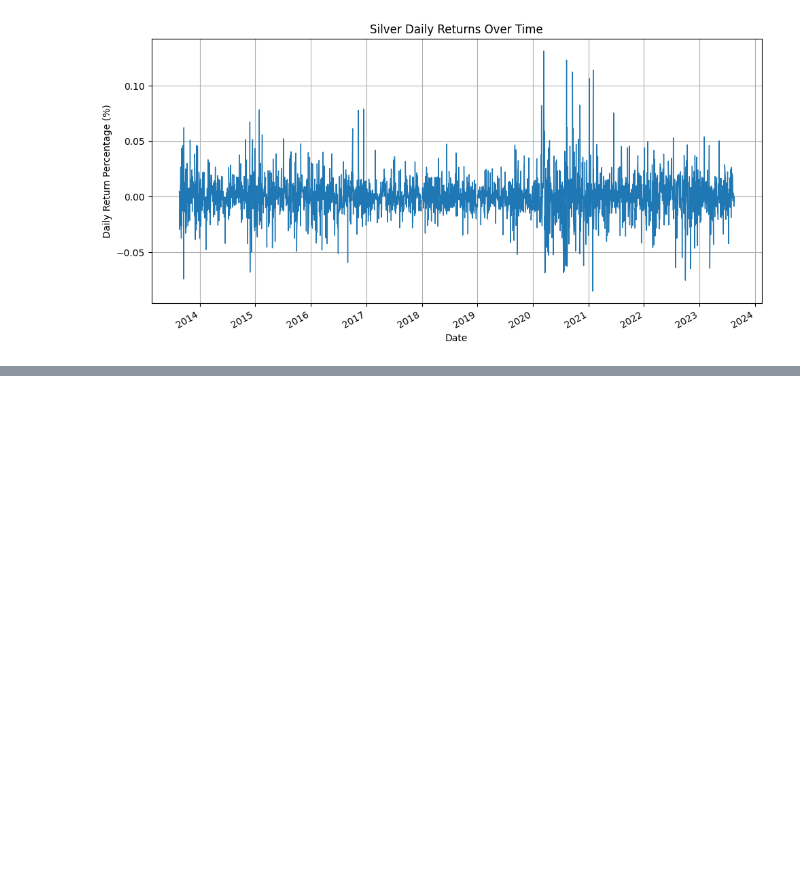
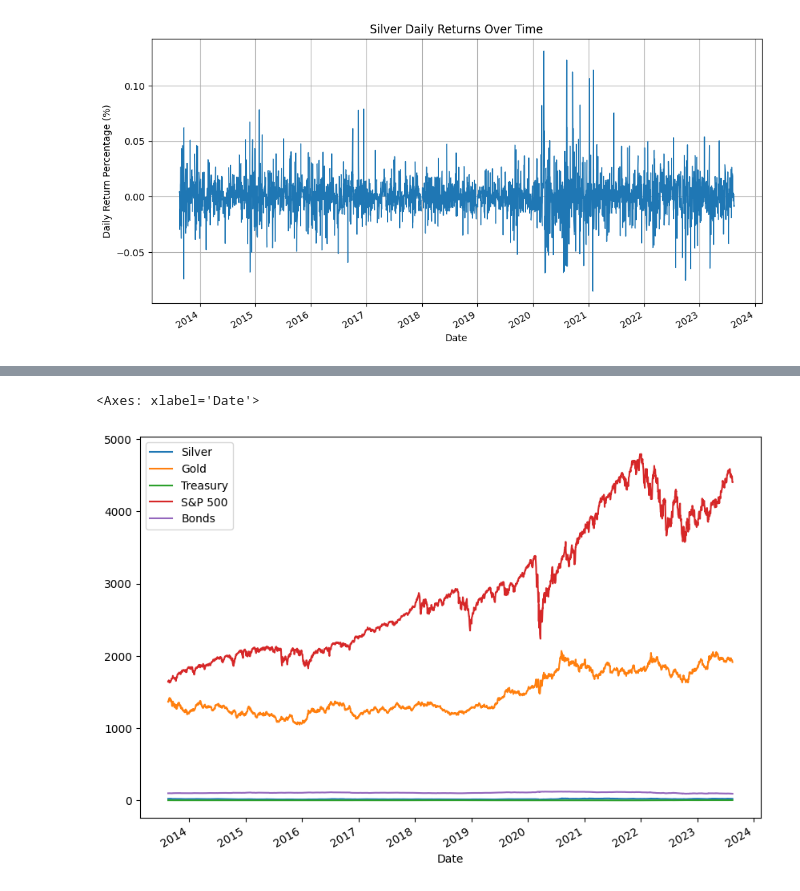
Before and after one commit to syedmehran/gold-prediction, a Jupyter notebook: silver.ipynb, the cells around one changed output, grey strips where cells are left out. Cells and saved outputs as stored; diff of their text form; code cells hidden in the pictures; blank space fills up the shorter version.

```diff
--- a/silver.ipynb
+++ b/silver.ipynb
@@ -197,0 +309,30 @@ plt.tight_layout()
+# %%
+# Creating a Regression Model
+
+# Standardize indexing to date
+treasury_date = treasury.set_index('Date')
+silver_date = silver.set_index('Date')
+gold_date = gold.set_index('Date')
+
+
+combined_close = pd.DataFrame({
+    'Silver': silver_date['Close/Last'],
+    'Gold': gold_date['Close/Last'],
+    'Treasury': treasury_date['Close'],
+    'S&P 500': market['Close'],
+    'Bonds': bond_data['Close']
+})
+
+# Fill in missing values via Interpolation
+combined_close_interp = combined_close.interpolate('linear')
+
+X_silver = combined_close_interp[['Treasury', 'S&P 500', 'Bonds', 'Gold']]  # Independent variables
+y_silver = combined_close_interp['Silver']  # Dependent variable
+
+X_gold = combined_close_interp[['Treasury', 'S&P 500', 'Bonds', 'Silver']]
+y_gold = combined_close_interp['Gold']
+
+# Create an OLS model and fit it
+silver_model = sm.OLS(y_silver, X_silver).fit()
+
+print(silver_model.summary())
@@ -197,0 +357,5 @@ plt.tight_layout()
+# %%
+combined_close_interp.plot(figsize=(10, 7))
+# %% [output]
+<Axes: xlabel='Date'>
+[figure, added]
```
Also changed, not shown: parts of 27 cells of this notebook.
